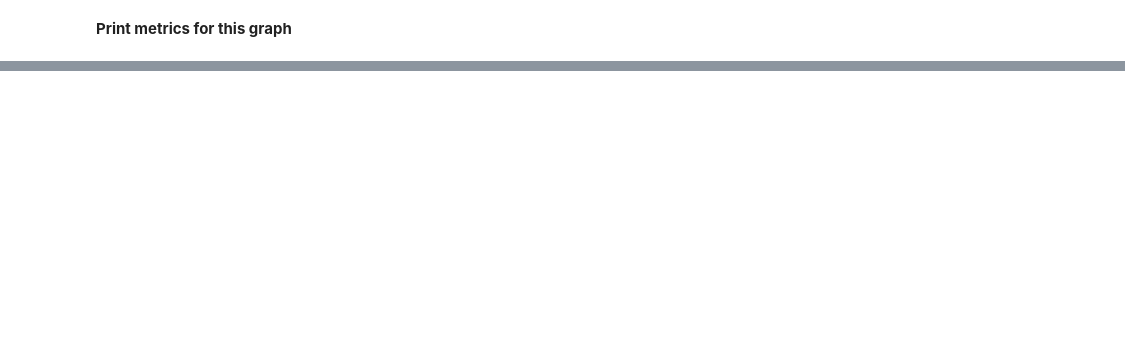
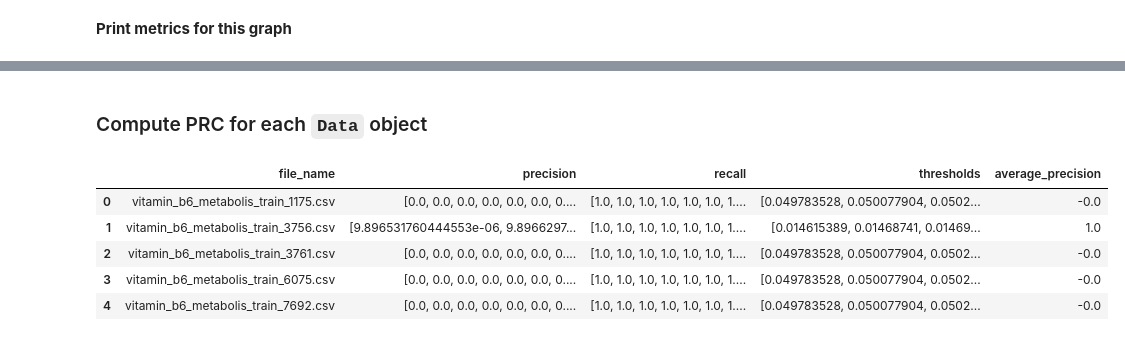
Before and after one commit to sumedhars/csc7901-ml-capstone, a Jupyter notebook: train_and_eval_gnn.ipynb, the cells around one changed output, grey strips where cells are left out. Saved outputs shown, nothing was run; the diff lists cells and outputs as text; code cells hidden in the pictures; blank space fills up the shorter version.

```diff
--- a/train_and_eval_gnn.ipynb
+++ b/train_and_eval_gnn.ipynb
@@ -452,0 +441,52 @@ Precision: 0.1270, Recall: 1.0000, F1: 0.2254
+# %% [markdown]
+### Compute PRC for each `Data` object
+# %%
+def compute_prc_for_dataset(model, dataset, device):
+    model.eval()
+    prc_dict = {}
+    for data in dataset:
+        data = data.to(device)
+        with torch.no_grad():
+            logits = model(data)                   # [num_edges, 1]
+            probs  = torch.sigmoid(logits).view(-1).cpu().numpy()
+        y_true = data.y.cpu().numpy().astype(int)  # [num_edges,]
+
+        # get per-edge precision / recall / thresholds
+        precision, recall, thresholds = precision_recall_curve(y_true, probs)
+        # scalar average precision (area under PR curve)
+        ap = average_precision_score(y_true, probs)
+
+        fn = data.file_name  # this is your sample identifier
+        prc_dict[fn] = {
+            'precision': precision,
+            'recall': recall,
+            'thresholds': thresholds,
+            'average_precision': ap
+        }
+
+    return prc_dict
+# %%
+model = model.to(device)
+train_prc = compute_prc_for_dataset(model, train_dataset, device)
+test_prc  = compute_prc_for_dataset(model, test_dataset,  device)
+# %%
+rows = []
+for fn, info in train_prc.items():
+    rows.append({
+      'file_name': fn,
+      'precision': info['precision'],
+      'recall': info['recall'],
+      'thresholds': info['thresholds'],
+      'average_precision': info['average_precision']
+    })
+
+train_prc_df = pd.DataFrame(rows)
+# %%
+train_prc_df.head()
+# %% [output]
+|  | file_name | precision | recall | thresholds | average_precision |
+| 0 | vitamin_b6_metabolis_train_1175.csv | [0.0, 0.0, 0.0, 0.0, 0.0, 0.0, 0.... | [1.0, 1.0, 1.0, 1.0, 1.0, 1.0, 1.... | [0.049783528, 0.050077904, 0.0502... | -0.0 |
+| 1 | vitamin_b6_metabolis_train_3756.csv | [9.896531760444553e-06, 9.8966297... | [1.0, 1.0, 1.0, 1.0, 1.0, 1.0, 1.... | [0.014615389, 0.01468741, 0.01469... | 1.0 |
+| 2 | vitamin_b6_metabolis_train_3761.csv | [0.0, 0.0, 0.0, 0.0, 0.0, 0.0, 0.... | [1.0, 1.0, 1.0, 1.0, 1.0, 1.0, 1.... | [0.049783528, 0.050077904, 0.0502... | -0.0 |
+| 3 | vitamin_b6_metabolis_train_6075.csv | [0.0, 0.0, 0.0, 0.0, 0.0, 0.0, 0.... | [1.0, 1.0, 1.0, 1.0, 1.0, 1.0, 1.... | [0.049783528, 0.050077904, 0.0502... | -0.0 |
+| 4 | vitamin_b6_metabolis_train_7692.csv | [0.0, 0.0, 0.0, 0.0, 0.0, 0.0, 0.... | [1.0, 1.0, 1.0, 1.0, 1.0, 1.0, 1.... | [0.049783528, 0.050077904, 0.0502... | -0.0 |
```
Also changed, not shown: parts of 21 cells of this notebook, 2 other files.
